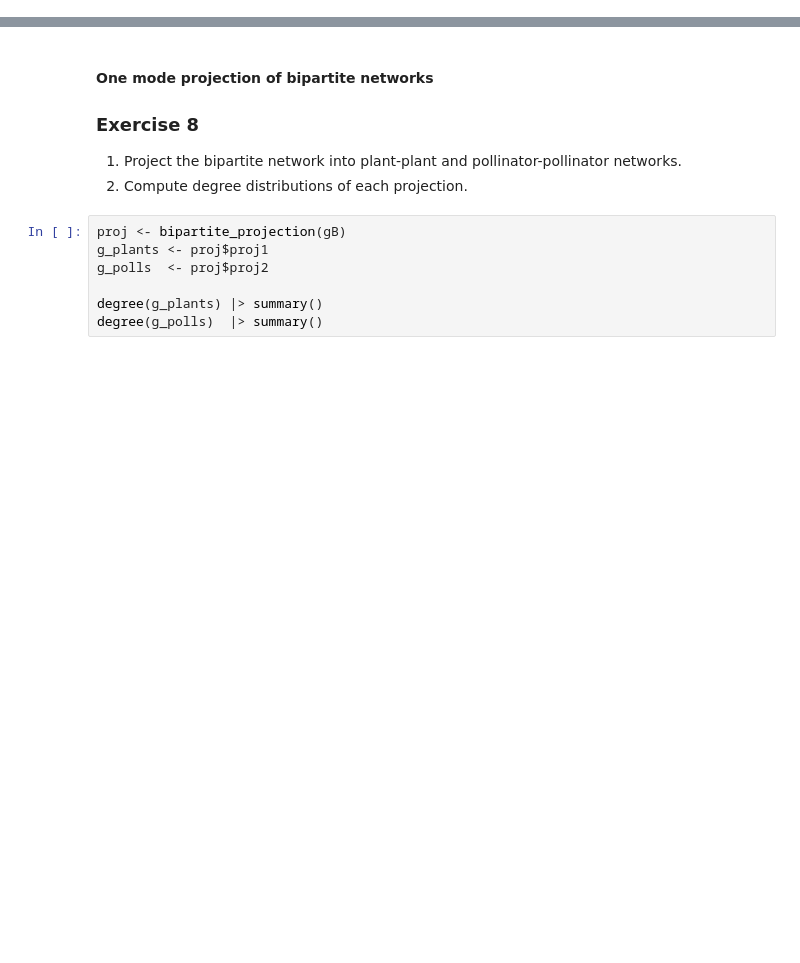
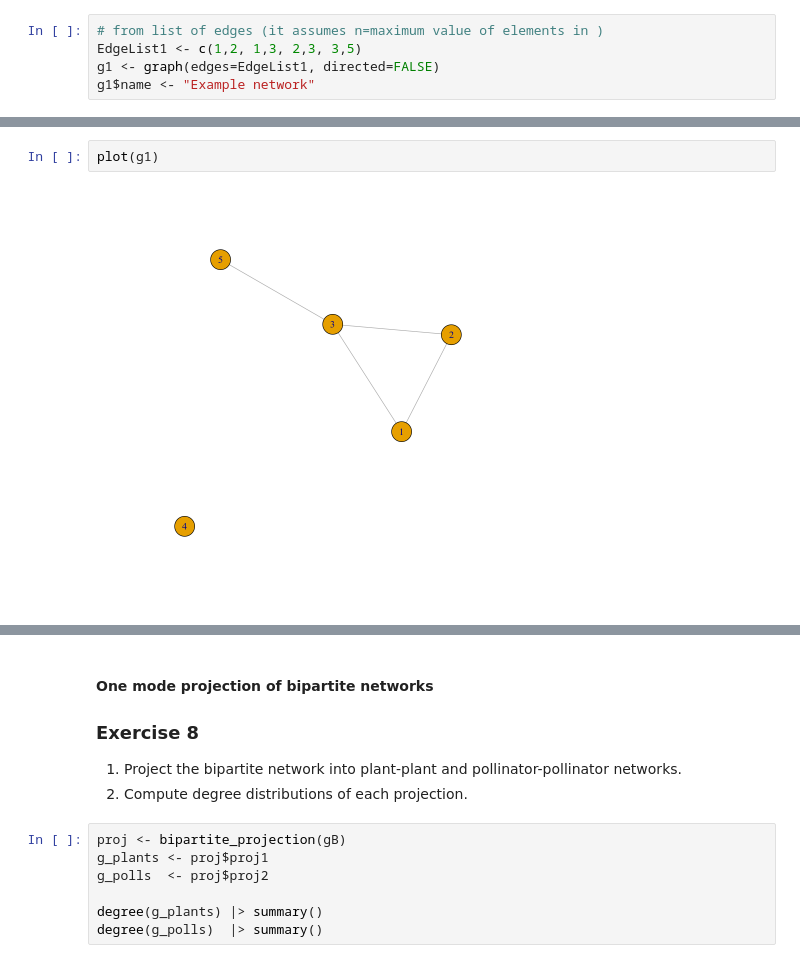
Before and after one commit to domgarvir/UPO_econetworks, a Jupyter notebook: Lesson01_A_R.ipynb, the cells around one changed output, grey strips where cells are left out. Drawn from its saved outputs; the diff is of its cells as text; blank space fills up the shorter version.

```diff
--- a/Lesson01_A_R.ipynb
+++ b/Lesson01_A_R.ipynb
@@ -241,0 +71,5 @@ as_tbl_graph(gB) |>
+# %%
+# from list of edges (it assumes n=maximum value of elements in )
+EdgeList1 <- c(1,2, 1,3, 2,3, 3,5)
+g1 <- graph(edges=EdgeList1, directed=FALSE)
+g1$name <- "Example network"
@@ -241,0 +106,4 @@ as_tbl_graph(gB) |>
+# %%
+plot(g1)
+# %% [output]
+[figure, added]
```
Also changed, not shown: parts of 61 cells of this notebook, 7 other files.
